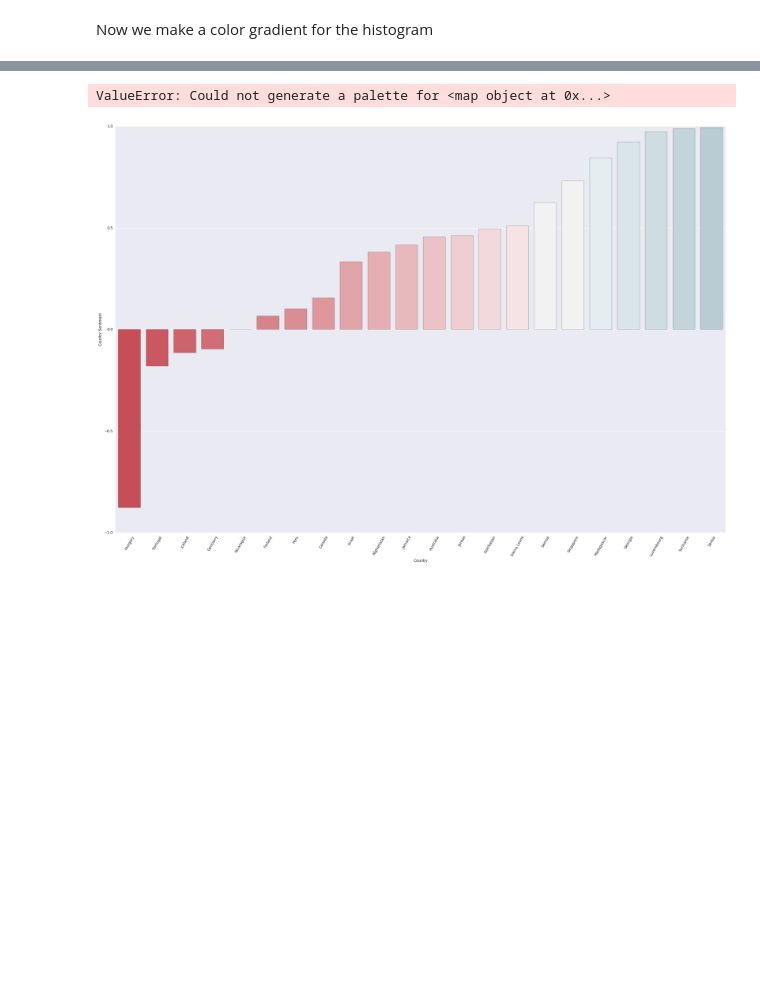
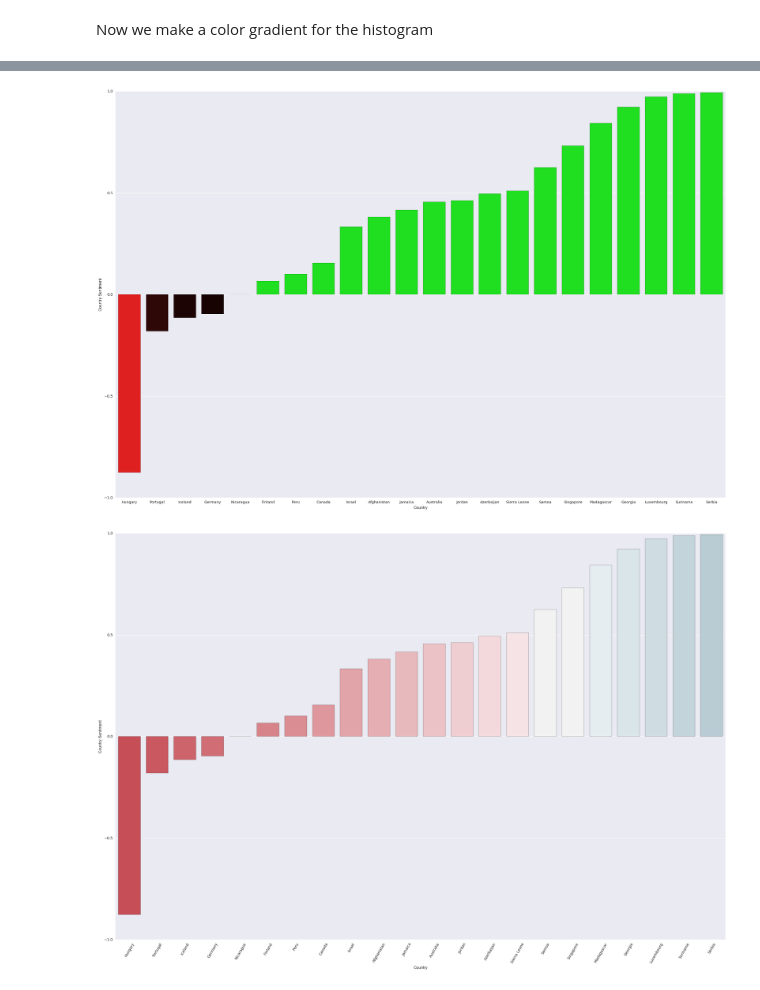
Before and after one commit to Merinorus/adaisawesome, a Jupyter notebook: Homework/05 - Taming Text/HW05_awesometeam_Q2.ipynb, the cells around one changed output, grey strips where cells are left out. Drawn from its saved outputs; the diff is of its cells as text; code cells hidden in the pictures; blank space fills up the shorter version.

```diff
--- a/Homework/05 - Taming Text/HW05_awesometeam_Q2.ipynb
+++ b/Homework/05 - Taming Text/HW05_awesometeam_Q2.ipynb
@@ -325,12 +341,12 @@ Country_Sent.head()
 # %%
 #Now we create the bar plot based on this palette
 import seaborn as sns
-
+plt.figure(figsize=(30,20))
 plot = sns.barplot(x='Country', y='Sentiment', data=Country_Sent, orient='vertical', palette=color_grad)
 plt.ylabel('Country Sentiment');
 plt.show()
 # %% [output]
-ValueError: Could not generate a palette for <map object at 0x...>
+[figure, added]
 # %%
 #Now we create a bar plot with an automatic gradient based on sentiment
 size = len(Country_Sent['Sentiment'])
```
Also changed, not shown: parts of 3 cells of this notebook, 2 other files.
